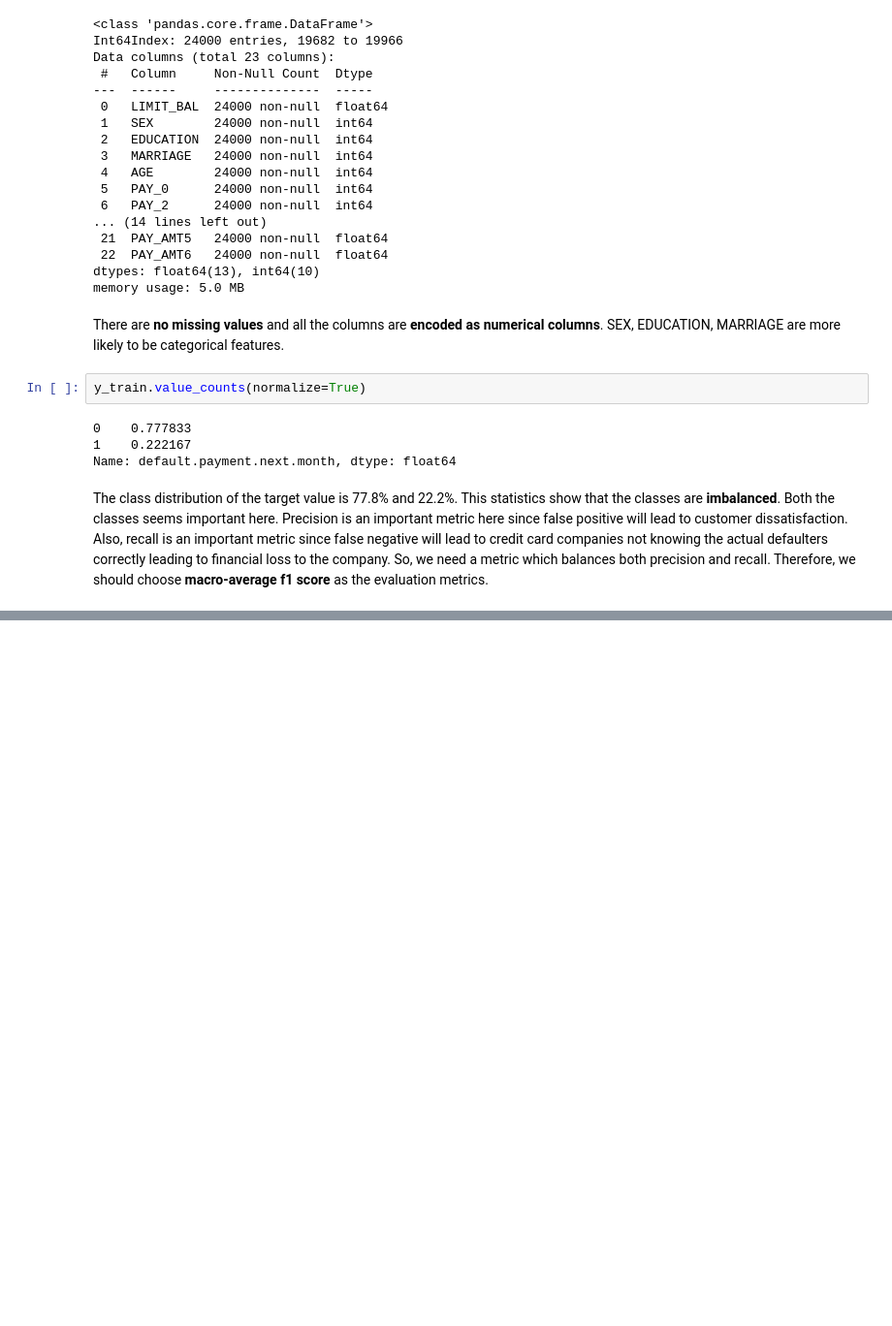
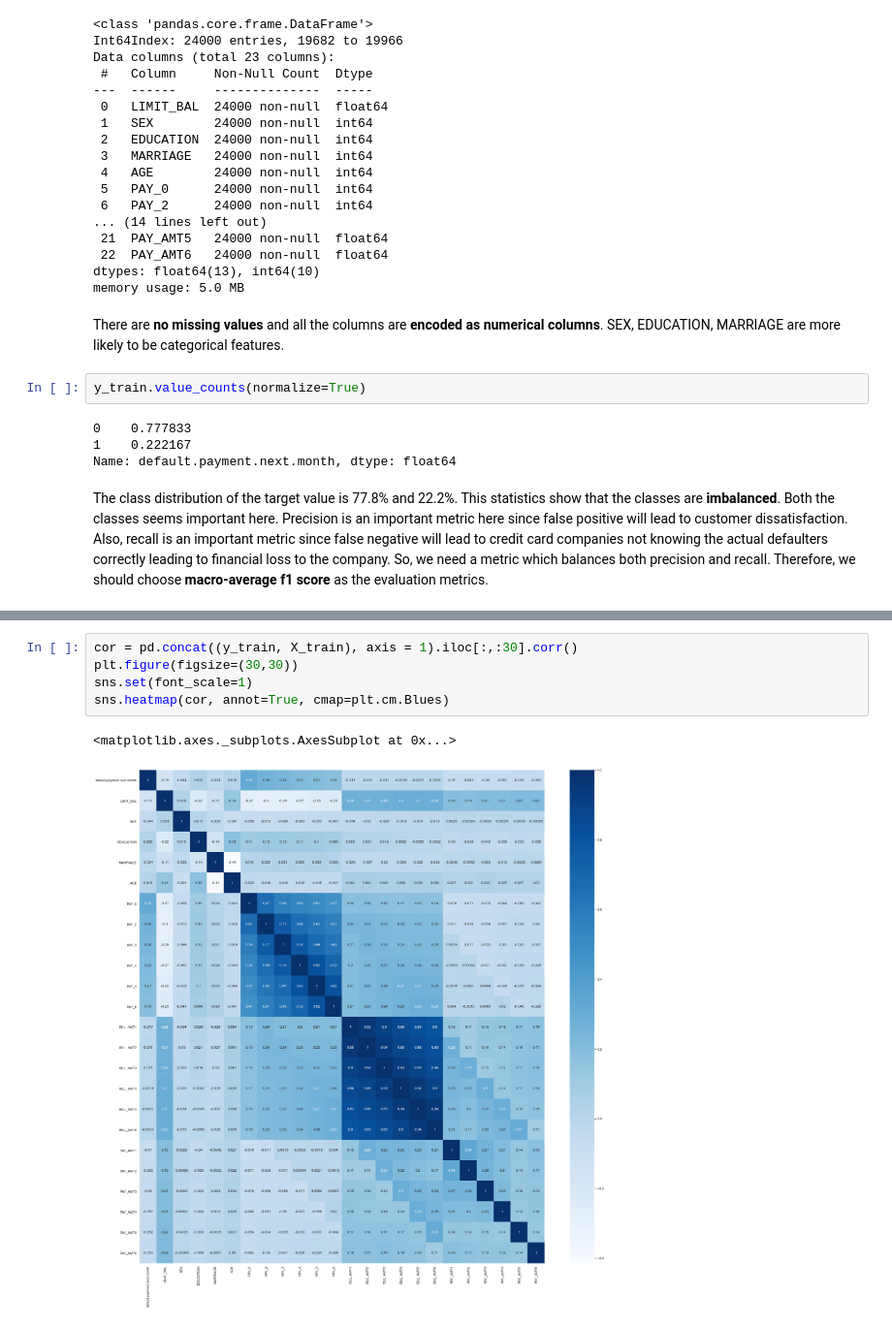
Before and after one commit to sheenasalwan/creditcard_defaulter_classification, a Jupyter notebook: creditcard_defaulter_classification.ipynb, the cells around one changed output, grey strips where cells are left out. Shown: that part at 97% size. Drawn from its saved outputs; the diff is of its cells as text; blank space fills up the shorter version.

```diff
--- a/creditcard_defaulter_classification.ipynb
+++ b/creditcard_defaulter_classification.ipynb
@@ -76,0 +99,8 @@ The class distribution of the target value is 77.8% and 22.2%. This statistics s
+# %%
+cor = pd.concat((y_train, X_train), axis = 1).iloc[:,:30].corr()
+plt.figure(figsize=(30,30))
+sns.set(font_scale=1)
+sns.heatmap(cor, annot=True, cmap=plt.cm.Blues)
+# %% [output]
+<matplotlib.axes._subplots.AxesSubplot at 0x...>
+[figure, added]
```
Also changed, not shown: parts of 15 cells of this notebook.
